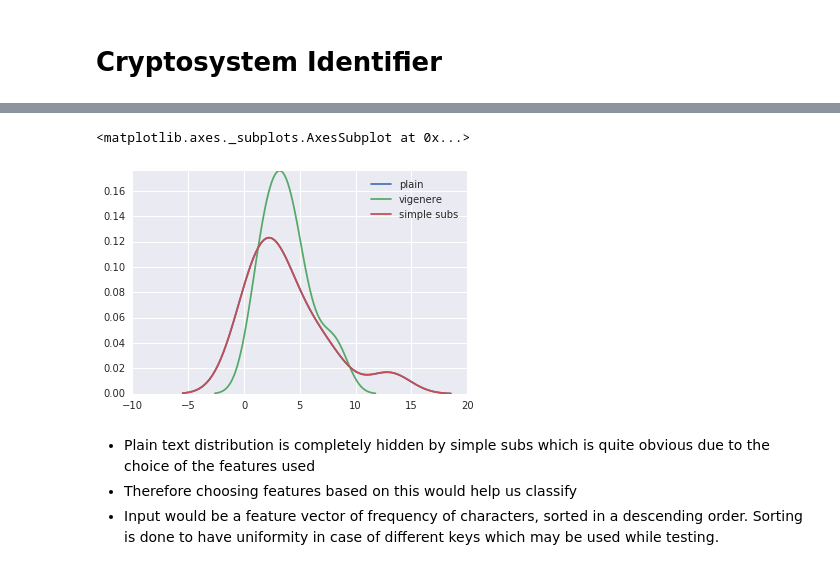
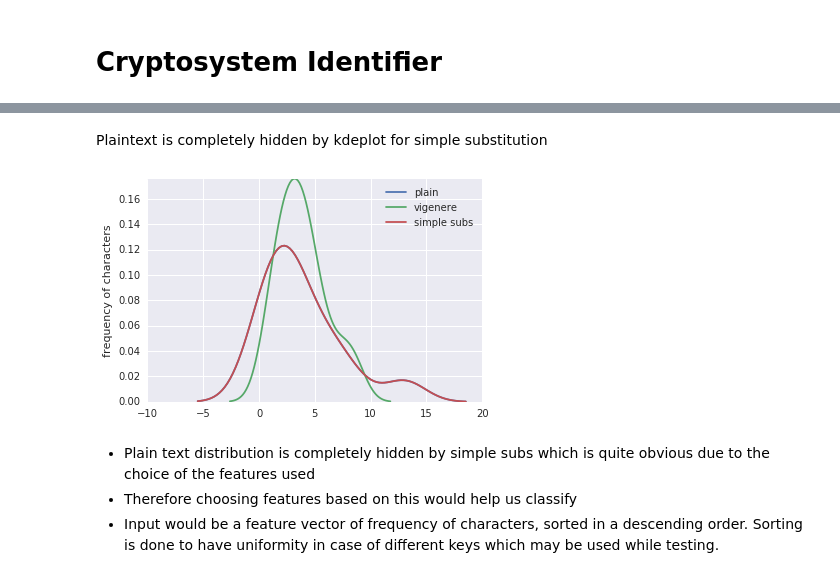
Before and after one commit to 4rshdeep/celestini, a Jupyter notebook: cryptosystem_identifier/cryptosystem_identifier.ipynb, the cells around one changed output, grey strips where cells are left out. Saved outputs shown, nothing was run; the diff lists cells and outputs as text; code cells hidden in the pictures.

```diff
--- a/cryptosystem_identifier/cryptosystem_identifier.ipynb
+++ b/cryptosystem_identifier/cryptosystem_identifier.ipynb
@@ -45,10 +64,14 @@ s = getFrequencyOfText(simple_subs_text)
+# %% [markdown]
+Plaintext is completely hidden by kdeplot for simple substitution
 # %%
+# Plotting kernel density estimation plots
 sns.kdeplot(p, label = "plain")
 sns.kdeplot(v, label="vigenere")
+plt.ylabel('frequency of characters')
 sns.kdeplot(s, label="simple subs")
+plt.show()
 # %% [output]
-<matplotlib.axes._subplots.AxesSubplot at 0x...>
-[figure, old version]
+[figure, new version]
 # %% [markdown]
 * Plain text distribution is completely hidden by simple subs which is quite obvious due to the choice of the features used
 * Therefore choosing features based on this would help us classify
```
Also changed, not shown: parts of 12 cells of this notebook.
